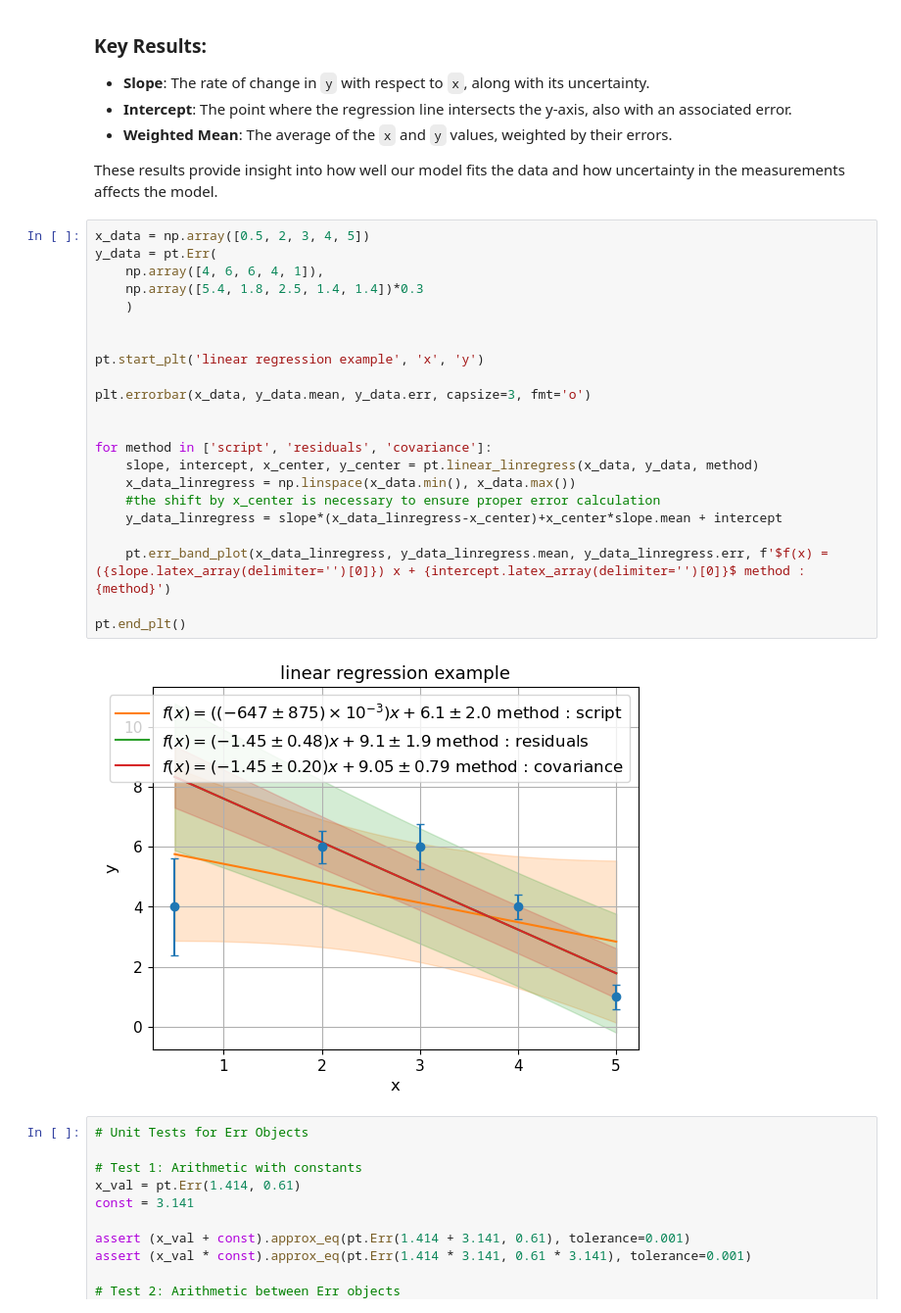
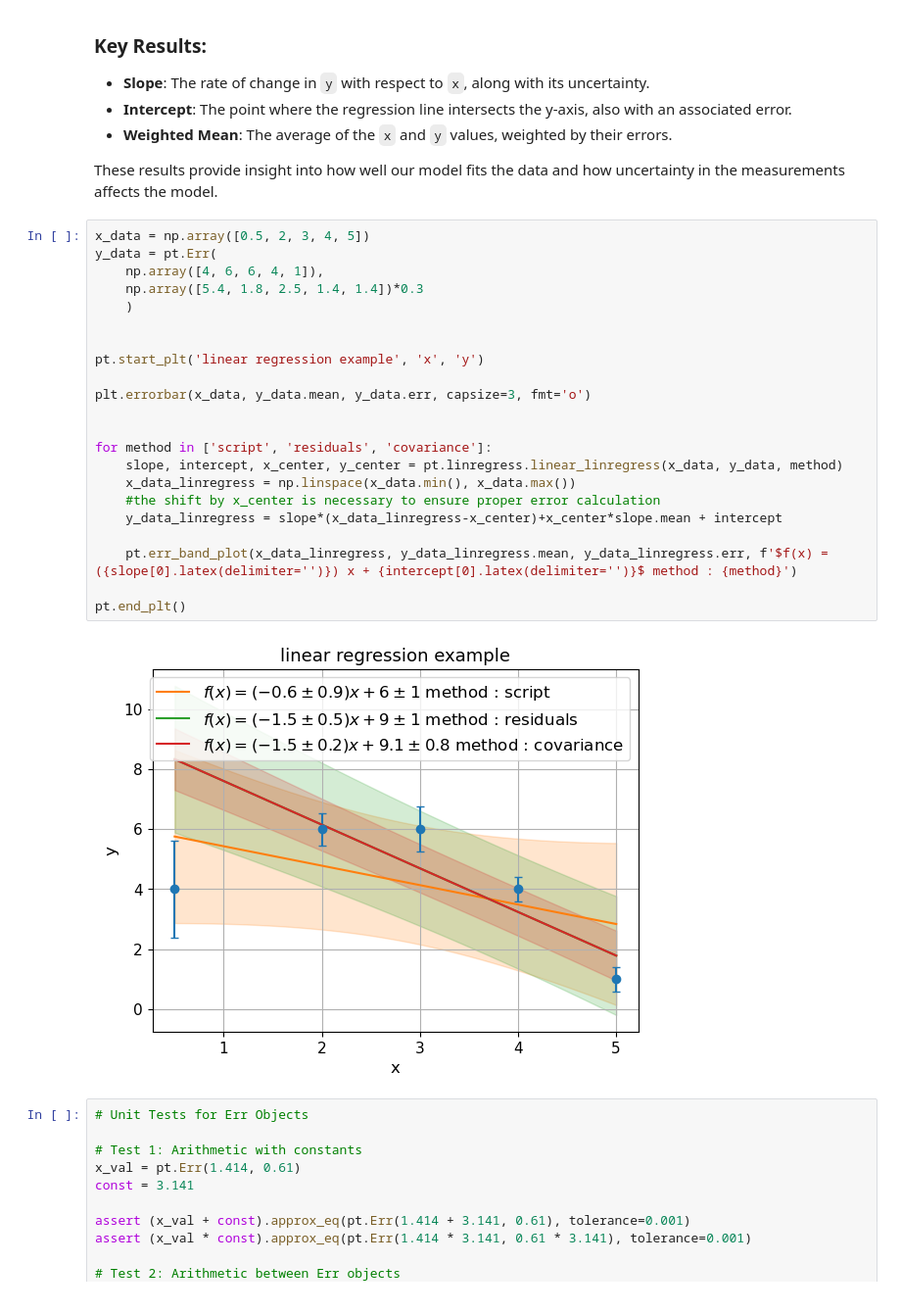
Before and after one commit to SecretGmG/PhysicsTool, a Jupyter notebook: examples.ipynb, the cells around one changed output. Shown at 98% size. Cells and saved outputs as stored; diff of their text form.

```diff
--- a/examples.ipynb
+++ b/examples.ipynb
@@ -337,27 +353,27 @@ These results provide insight into how well our model fits the data and how unce
 # %%
 x_data = np.array([0.5, 2, 3, 4, 5])
 y_data = pt.Err(
     np.array([4, 6, 6, 4, 1]),
     np.array([5.4, 1.8, 2.5, 1.4, 1.4])*0.3
     )
 
 
 pt.start_plt('linear regression example', 'x', 'y')
 
 plt.errorbar(x_data, y_data.mean, y_data.err, capsize=3, fmt='o')
 
 
 for method in ['script', 'residuals', 'covariance']:
-    slope, intercept, x_center, y_center = pt.linear_linregress(x_data, y_data, method)
+    slope, intercept, x_center, y_center = pt.linregress.linear_linregress(x_data, y_data, method)
     x_data_linregress = np.linspace(x_data.min(), x_data.max())
     #the shift by x_center is necessary to ensure proper error calculation
     y_data_linregress = slope*(x_data_linregress-x_center)+x_center*slope.mean + intercept
 
-    pt.err_band_plot(x_data_linregress, y_data_linregress.mean, y_data_linregress.err, f'$f(x) = ({slope.latex_array(delimiter='')[0]}) x + {intercept.latex_array(delimiter='')[0]}$ method : {method}')
+    pt.err_band_plot(x_data_linregress, y_data_linregress.mean, y_data_linregress.err, f'$f(x) = ({slope[0].latex(delimiter='')}) x + {intercept[0].latex(delimiter='')}$ method : {method}')
 
 pt.end_plt()
 # %% [output]
-[figure, old version]
+[figure, new version]
 # %%
 # Unit Tests for Err Objects
 
```
Also changed, not shown: parts of 11 cells of this notebook, 4 other files.
